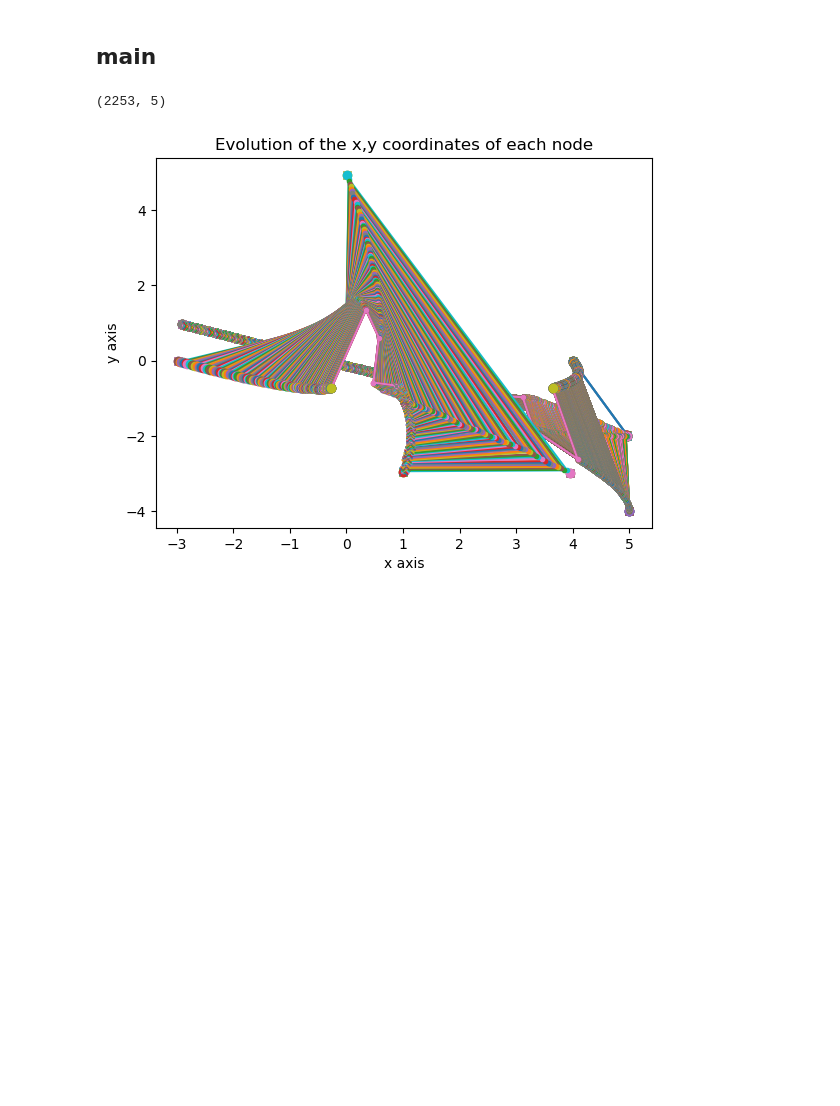
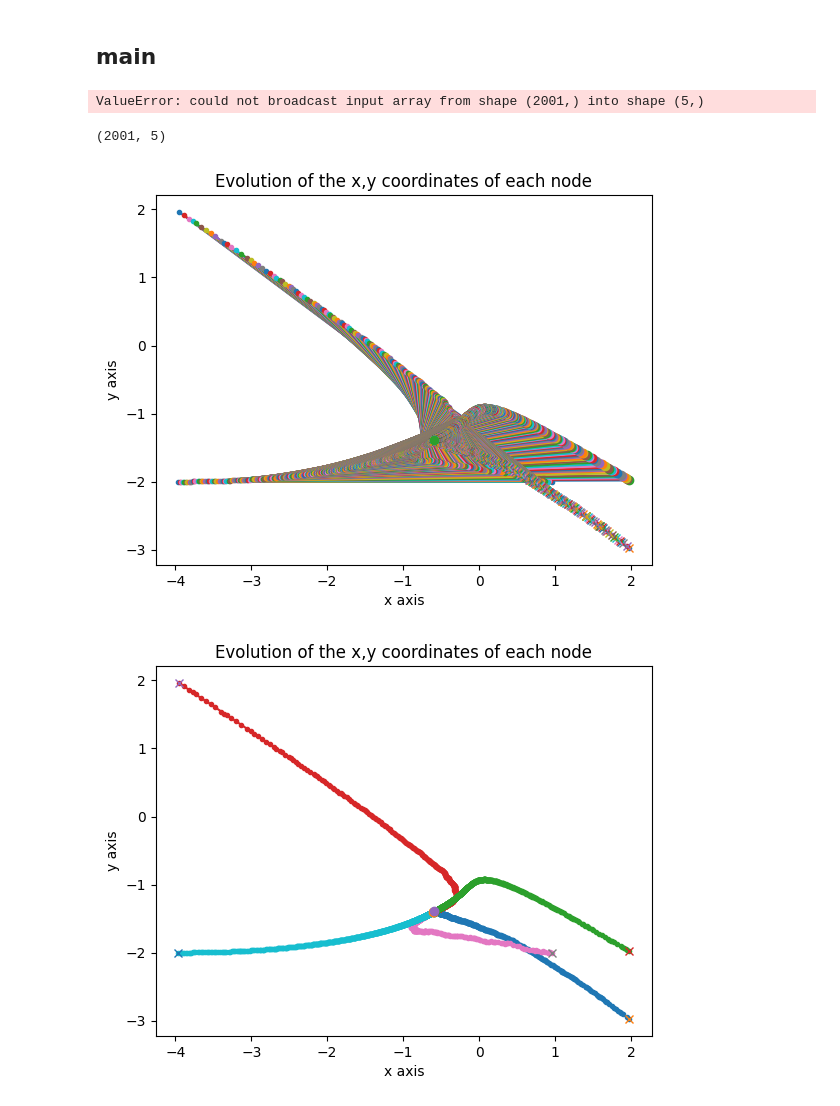
Before and after one commit to albertozafra7/MRS, a Jupyter notebook: Part2_Consensus/Lab/lab2.ipynb, the cells around one changed output. Saved outputs shown, nothing was run; the diff lists cells and outputs as text; code cells hidden in the pictures; blank space fills up the shorter version.

Commit message:
fixed plot

```diff
--- a/Part2_Consensus/Lab/lab2.ipynb
+++ b/Part2_Consensus/Lab/lab2.ipynb
@@ -22,8 +22,8 @@ initial_pos = np.linspace(-5, 5,num=11)
 #print(initial_pos)
 connections = [[0, 1], [0, 2], [1,2], [2, 3], [4,1]]
 # [[0, 1], [0, 2], [1,2], [2, 3]]
-robot_evolution_x = np.zeros(N_bots)
-robot_evolution_y = np.zeros(N_bots)
+robot_evolution_x = np.zeros((N_bots, N_iterations+1))
+robot_evolution_y = np.zeros((N_bots, N_iterations+1))
 # %%
 # Bots initialization
 bots = []
@@ -32,8 +32,8 @@ for i in range(N_bots):
     pos = ([random.choice(initial_pos),random.choice(initial_pos)])
     bots.append(bot(i,[],pos,update_period,step_size))
     # Store the positions of the robots
-    robot_evolution_x[i] = pos[0]
-    robot_evolution_y[i] = pos[1]
+    robot_evolution_x[i,0] = pos[0]
+    robot_evolution_y[i,0] = pos[1]
 
 for conn in connections:
     bots[conn[0]].add_neighbor(bots[conn[1]])
@@ -41,13 +41,8 @@ for conn in connections:
 
 for it in range(N_iterations):
     # store its evolution
-    if(it>0):
-        x = robot_evolution_x[-1]
-        y = robot_evolution_y[-1]
-    else:
-        x = robot_evolution_x
-        y = robot_evolution_y
-
+    x = robot_evolution_x[:,it]
+    y = robot_evolution_y[:,it]
 
     for b in bots:
        id1, pos1, id2, pos2 = b.step_rendevous()
@@ -59,14 +54,37 @@ for it in range(N_iterations):
        y[id1] = pos1[1]
        y[id2] = pos2[1]
 
-    robot_evolution_x = np.vstack((robot_evolution_x,x))
-    robot_evolution_y = np.vstack((robot_evolution_y,y))
+    robot_evolution_x[:,it+1] = x
+    robot_evolution_y[:,it+1] = y
+# %% [output]
+ValueError: could not broadcast input array from shape (2001,) into shape (5,)
 # %%
 print(np.shape(robot_evolution_y))
 # %% [output]
-(2253, 5)
+(2001, 5)
-# %%
-# Plot the results
-plotter.plot_evolutionxy(robot_evolution_x,robot_evolution_y)
-# %% [output]
-[figure, removed]
+# %%
+# Plot the results
+plotter.plot_evolutionxy(robot_evolution_x,robot_evolution_y)
+states_x_iter = robot_evolution_x
+states_y_iter = robot_evolution_y
+plt.title("Evolution of the x,y coordinates of each node")
+plt.xlabel("x axis")
+plt.ylabel("y axis")
+(num_iter,n)=states_x_iter.shape
+for i in range(n):
+    v_x=states_x_iter[:,i]
+    v_y=states_y_iter[:,i]
+    plt.plot(v_x,v_y, marker='.',)
+    # Special markers for the first and last values
+    plt.plot(v_x[0],v_y[0],marker='x')
+    plt.plot(v_x[-1],v_y[-1],marker='o')
+    # alternative if we want to use arrows instead of lines.
+    #x_ini=v_x[k]
+    #y_ini=v_y[k]
+    #dx= v_x[k+1] -x_ini
+    #dy= v_y[k+1] -y_ini
+    #plt.arrow(x_ini, y_ini, dx, dy, head_length=0.1,length_includes_head=True, head_width=0.05)
+plt.show()
+# %% [output]
+[figure, added]
+[figure, added]
```
Also changed, not shown: parts of 3 cells of this notebook, 2 other files.
